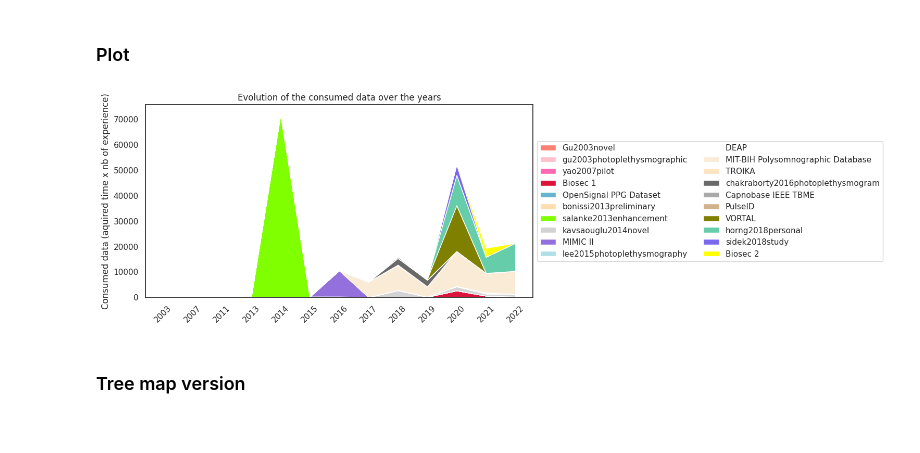
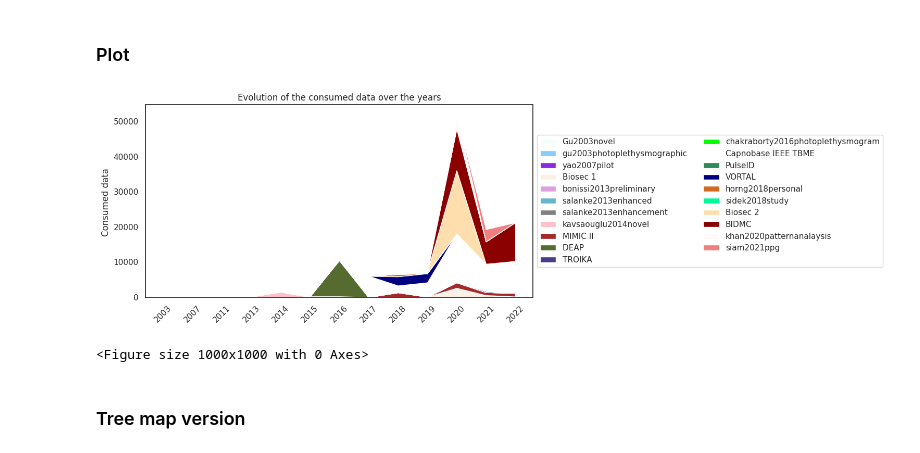
Before and after one commit to bvignau/PPG_SLR_dataset, a Jupyter notebook: dataset_stats.ipynb, the cells around one changed output. Drawn from its saved outputs; the diff is of its cells as text; code cells hidden in the pictures.

```diff
--- a/dataset_stats.ipynb
+++ b/dataset_stats.ipynb
@@ -410,21 +445,21 @@ In this section we want to draw the mix of the dataset time usage over the years
 # %%
 exp_df=pd.read_csv("./all_exp_v2.csv",delimiter=';')
 exp_df=exp_df.drop('NONE',axis=1)
-exp_df=exp_df.drop('Segmentation',axis=1)
-exp_df=exp_df.drop('Noise reduction',axis=1)
-exp_df=exp_df.drop('Normalization',axis=1)
-exp_df=exp_df.drop('Features type',axis=1)
-exp_df=exp_df.drop('Feature length',axis=1)
-exp_df=exp_df.drop('Algorithm type',axis=1)
-exp_df=exp_df.drop('Architecture',axis=1)
-exp_df=exp_df.drop('Training dataset',axis=1)
-exp_df=exp_df.drop('Feature extraction or selection methods',axis=1)
-exp_df=exp_df.drop('Evaluation dataset',axis=1)
-exp_df=exp_df.drop('Validation method',axis=1)
-exp_df=exp_df.drop('Accuracy',axis=1)
-exp_df=exp_df.drop('EER',axis=1)
-exp_df=exp_df.drop('Lowest FMR',axis=1)
-exp_df=exp_df.drop('Lowest FMNR',axis=1)
+# exp_df=exp_df.drop('Segmentation',axis=1)
+# exp_df=exp_df.drop('Noise reduction',axis=1)
+# exp_df=exp_df.drop('Normalization',axis=1)
+# exp_df=exp_df.drop('Features type',axis=1)
+# exp_df=exp_df.drop('Feature length',axis=1)
+# exp_df=exp_df.drop('Algorithm type',axis=1)
+# exp_df=exp_df.drop('Architecture',axis=1)
+# exp_df=exp_df.drop('Training dataset',axis=1)
+# exp_df=exp_df.drop('Feature extraction or selection methods',axis=1)
+# exp_df=exp_df.drop('Evaluation dataset',axis=1)
+# exp_df=exp_df.drop('Validation method',axis=1)
+# exp_df=exp_df.drop('Accuracy',axis=1)
+# exp_df=exp_df.drop('EER',axis=1)
+# exp_df=exp_df.drop('Lowest FMR',axis=1)
+# exp_df=exp_df.drop('Lowest FMNR',axis=1)
 
 
 exp_df['Year']=[re.findall(r'\d+',p)[0] for p in exp_df['paper']]
@@ -584,40 +619,44 @@ for index, row in consume_data_by_year_df.iterrows():
 
 
 d_values.pop('OpenSignal PPG Dataset', None)
+labels.remove('OpenSignal PPG Dataset')
 d_values.pop('lee2015photoplethysmography', None)
+labels.remove('lee2015photoplethysmography')
 d_values.pop('VITAL DB', None)
+labels.remove('VITAL DB')
 d_values.pop('MIT-BIH Polysomnographic Database', None)
+labels.remove('MIT-BIH Polysomnographic Database')
 d_values.pop('farago2019correlation', None)
+labels.remove('farago2019correlation')
 d_values.pop('xiao2019low', None)
-
-
-
-
+labels.remove('xiao2019low')
 
 
 y_val=[d for d in d_values.values()]
 
 
 
-random.shuffle(color_map)
+#random.shuffle(color_map)
 
 fig, ax = plt.subplots()
+fig=plt.figure(figsize=(10, 10))
 
 
 ax.stackplot(x_labels,y_val,labels=labels,colors=color_map[0:len(labels)])
-ax.set_ylabel("Consumed data (aquired time x nb of experience)")
+ax.set_ylabel("Consumed data ")
 ax.set_title("Evolution of the consumed data over the years")
 box = ax.get_position()
 ax.set_position([box.x0, box.y0, box.width * 1.5, box.height])
 
 nb_col=math.ceil(len(labels)/20)
 ax.legend(loc='center left', bbox_to_anchor=(1, 0.5),ncol=nb_col)
 ax.set_xticklabels(x_labels)
 ax.tick_params(axis='x', rotation=45)
 
 plt.show()
 # %% [output]
-[figure, old version]
+[figure, new version]
+<Figure size 1000x1000 with 0 Axes>
 # %% [markdown]
 ### Tree map version
 # %%
```
Also changed, not shown: parts of 25 cells of this notebook, 16 other files.
